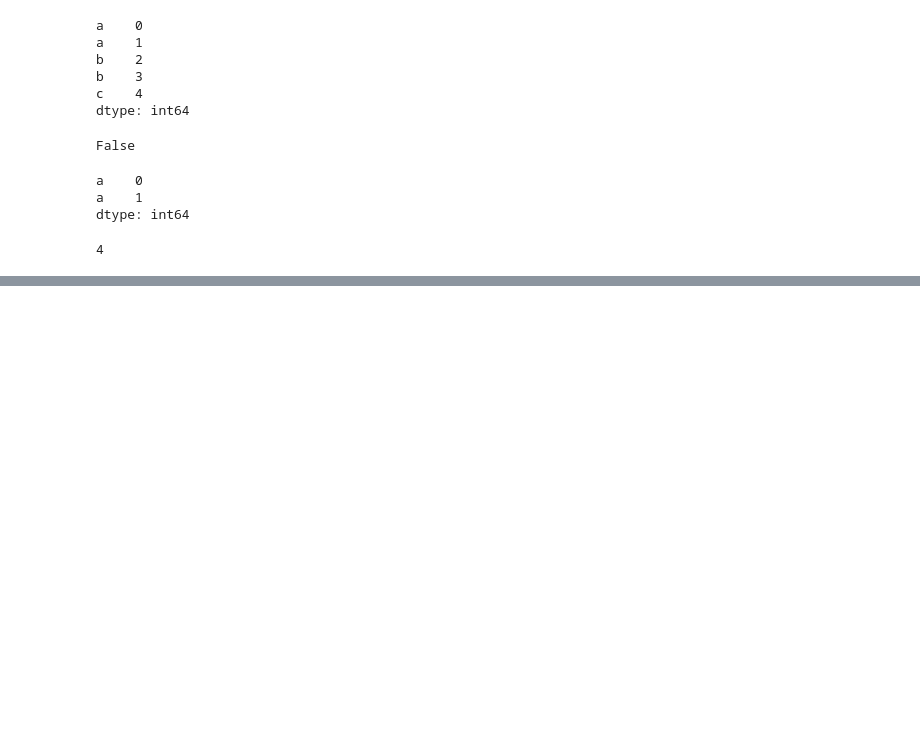
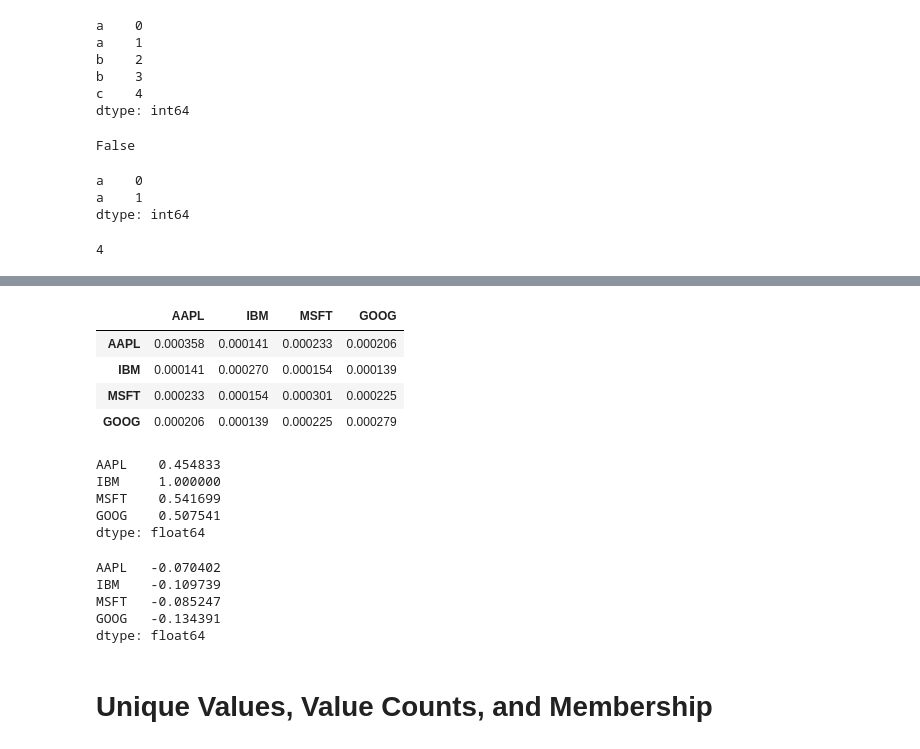
Before and after one commit to SulemanJaved/PIAIC-quarter2-practice, a Jupyter notebook: pandas/pandas_bookPractice.ipynb, the cells around one changed output, grey strips where cells are left out. Cells and saved outputs as stored; diff of their text form; code cells hidden in the pictures; blank space fills up the shorter version.

```diff
--- a/pandas/pandas_bookPractice.ipynb
+++ b/pandas/pandas_bookPractice.ipynb
@@ -1221,0 +1335,26 @@ df.loc['b']
+# %%
+returns.cov()
+# %% [output]
+|  | AAPL | IBM | MSFT | GOOG |
+| AAPL | 0.000358 | 0.000141 | 0.000233 | 0.000206 |
+| IBM | 0.000141 | 0.000270 | 0.000154 | 0.000139 |
+| MSFT | 0.000233 | 0.000154 | 0.000301 | 0.000225 |
+| GOOG | 0.000206 | 0.000139 | 0.000225 | 0.000279 |
+# %%
+returns.corrwith(returns.IBM)
+# %% [output]
+AAPL    0.454833
+IBM     1.000000
+MSFT    0.541699
+GOOG    0.507541
+dtype: float64
+# %%
+returns.corrwith(volume)
+# %% [output]
+AAPL   -0.070402
+IBM    -0.109739
+MSFT   -0.085247
+GOOG   -0.134391
+dtype: float64
+# %% [markdown]
+# Unique Values, Value Counts, and Membership
```
Also changed, not shown: parts of 46 cells of this notebook.
